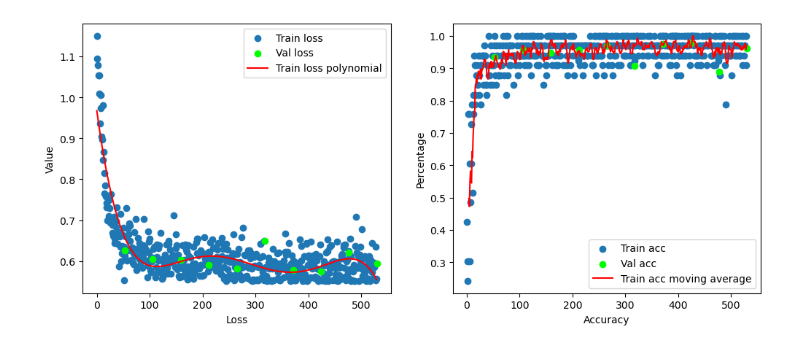
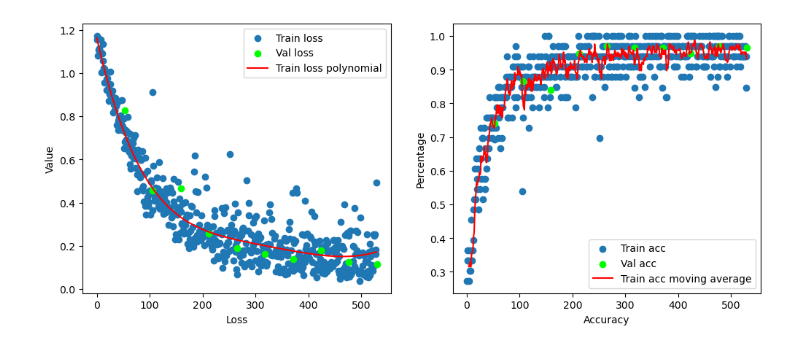
Before and after one commit to cristex/DML-Project, a Jupyter notebook: datasets_and_network.ipynb, the cells around one changed output. Cells and saved outputs as stored; diff of their text form; code cells hidden in the pictures.

Commit message:
Improved network
83 % test acc

```diff
--- a/datasets_and_network.ipynb
+++ b/datasets_and_network.ipynb
@@ -115,3 +80,8 @@ class InstrumentsData(Dataset):
 # %%
-transform = transforms.Compose([transforms.Resize((32,32)), transforms.ToTensor()])
+# Simple transform that resizes the images.
+# TODO: Add random flips to help with overfitting?
+transform = transforms.Compose([transforms.Resize((32,32)),
+                                transforms.RandomHorizontalFlip(p=0.5),
+                                transforms.RandomVerticalFlip(p=0.5),
+                                transforms.ToTensor()]) # ToTensor also normalizes.
 # %%
@@ -220,11 +227,12 @@ def output_to_label(z):
     #device = "cuda"
     return torch.tensor(c)#.to(device)
 # %%
-# TODO: Train for more reasonable amount of samples. Add a validation set.
-loss_fn = nn.CrossEntropyLoss()
+# Create loss function, initialize network and optimizer.
+loss_fn = nn.NLLLoss()
 network = FirstCnn(32)
-optim = torch.optim.Adam(network.parameters(),lr=1e-3)
+optim = torch.optim.Adam(network.parameters(), lr=1e-3, weight_decay=1e-5)
 
-first_model, first_train_losses, first_train_accs, first_val_losses, first_val_accs = training_loop(network, optim, loss_fn, train_dataloader, val_dataloader, 10, 10)
+# Train the network.
+model, train_losses, train_accs, val_losses, val_accs = training_loop(network, optim, loss_fn, train_dataloader, val_dataloader, 10, 10)
 # %% [output]
 Starting training
@@ -296,5 +301,6 @@ def moving_avg(window, values):
 # %%
-plotting(first_train_losses, first_val_losses, first_train_accs, first_val_accs, 53, 5, 5)
+# Plot the results from the above training.
+plotting(train_losses, val_losses, train_accs, val_accs, 53, 5, 5)
 # %% [output]
-[figure, old version]
+[figure, new version]
 # %%
```
Also changed, not shown: parts of 9 cells of this notebook.
